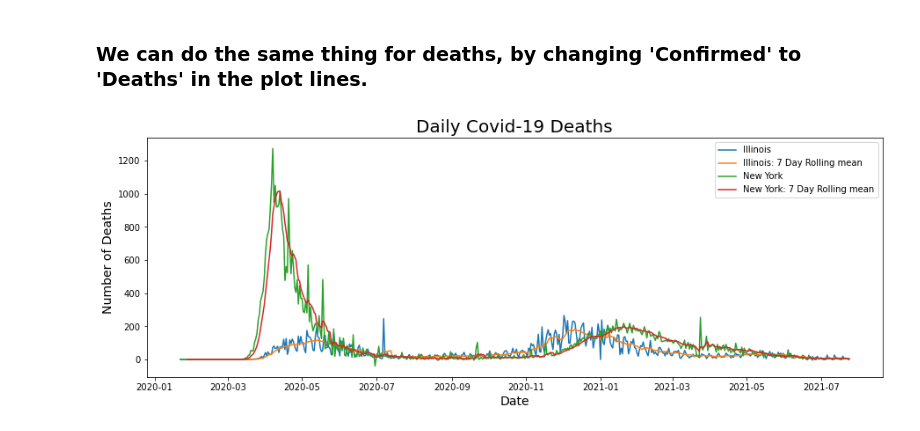
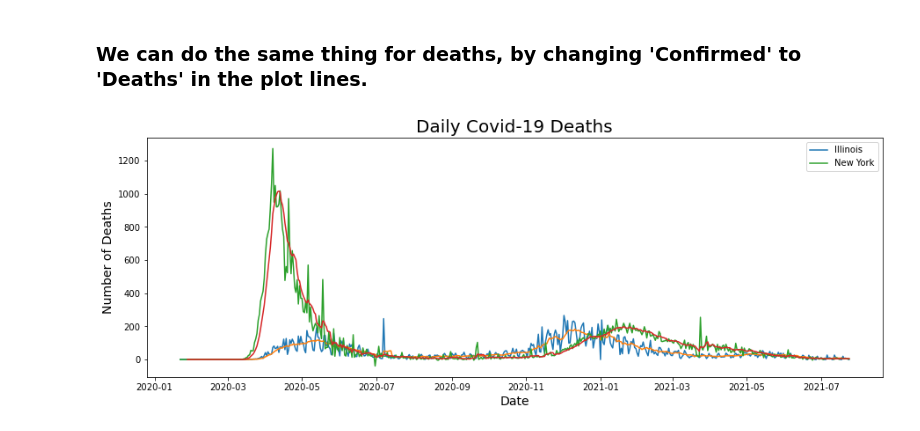
Before and after one commit to ekle12/big-data-camp, a Jupyter notebook: Instructor Notebooks/Covid_curves_Instructor.ipynb, the cells around one changed output. Saved outputs shown, nothing was run; the diff lists cells and outputs as text; code cells hidden in the pictures.

```diff
--- a/Instructor Notebooks/Covid_curves_Instructor.ipynb
+++ b/Instructor Notebooks/Covid_curves_Instructor.ipynb
@@ -183,26 +182,25 @@ fig.set_size_inches(15, 5)
 # %%
 plt.plot(il_daily_deaths.index, il_daily_deaths['Deaths'], label="Illinois")
 
 window_size = 7
-label_string="%s: %s Day Rolling mean" % ("Illinois", window_size)
-plt.plot(il_daily_deaths['Deaths'].rolling(window_size).mean(), label=label_string)
+
+plt.plot(il_daily_deaths['Deaths'].rolling(window_size).mean())
 
 # add state2
 plt.plot(state2_daily_deaths.index, state2_daily_deaths['Deaths'], label=state2)
 
 # add a label and plot for rolling mean for state2
-state2_label_string="%s: %s Day Rolling mean" % (state2, window_size)
-plt.plot(state2_daily_deaths['Deaths'].rolling(window_size).mean(), label=state2_label_string)
+plt.plot(state2_daily_deaths['Deaths'].rolling(window_size).mean())
 
 
 plt.legend()
 
 plt.title("Daily Covid-19 Deaths", fontsize=20)
 
 plt.xlabel("Date", fontsize=14)
 plt.ylabel("Number of Deaths", fontsize=14);
 
 fig = plt.gcf()
 fig.set_size_inches(15, 5)
 # %% [output]
-[figure, old version]
+[figure, new version]
```
Also changed, not shown: parts of 6 cells of this notebook, 3 other files.
